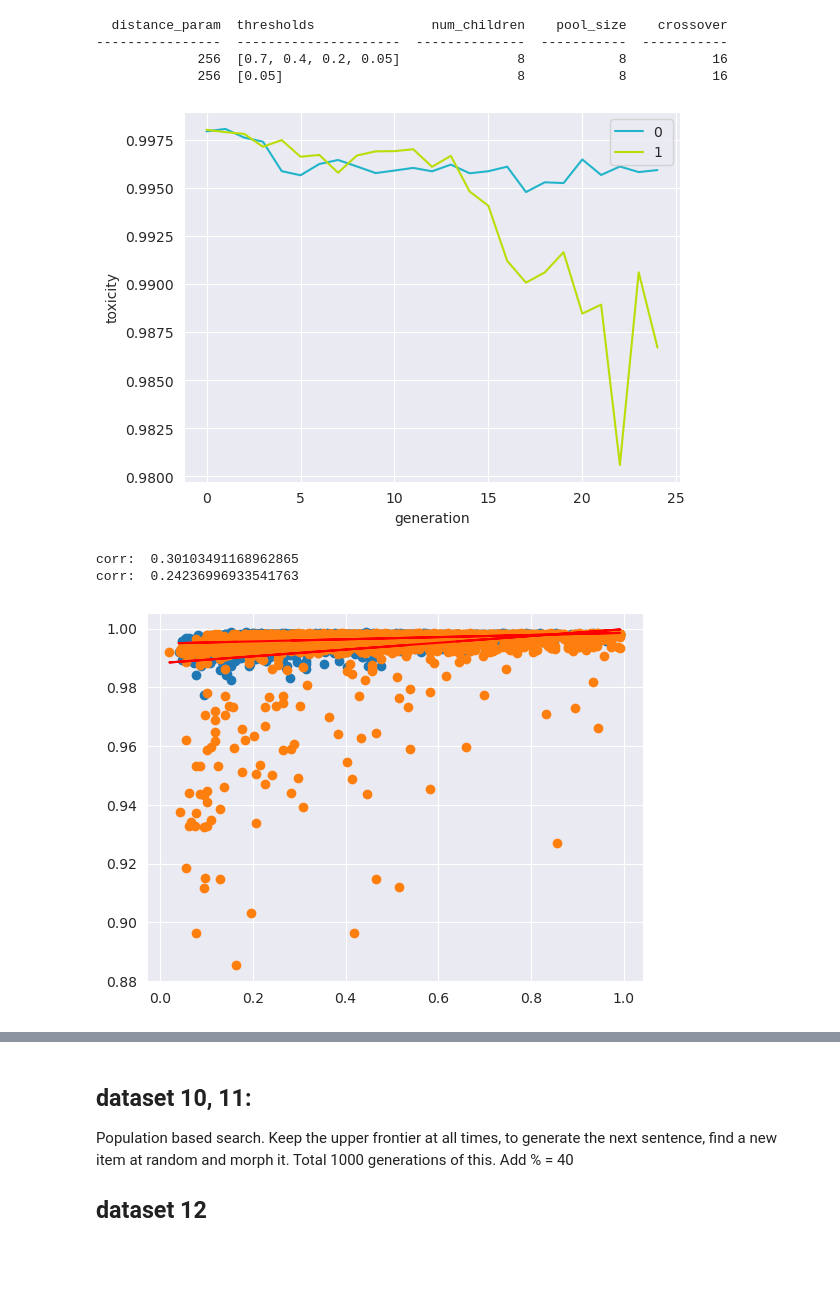
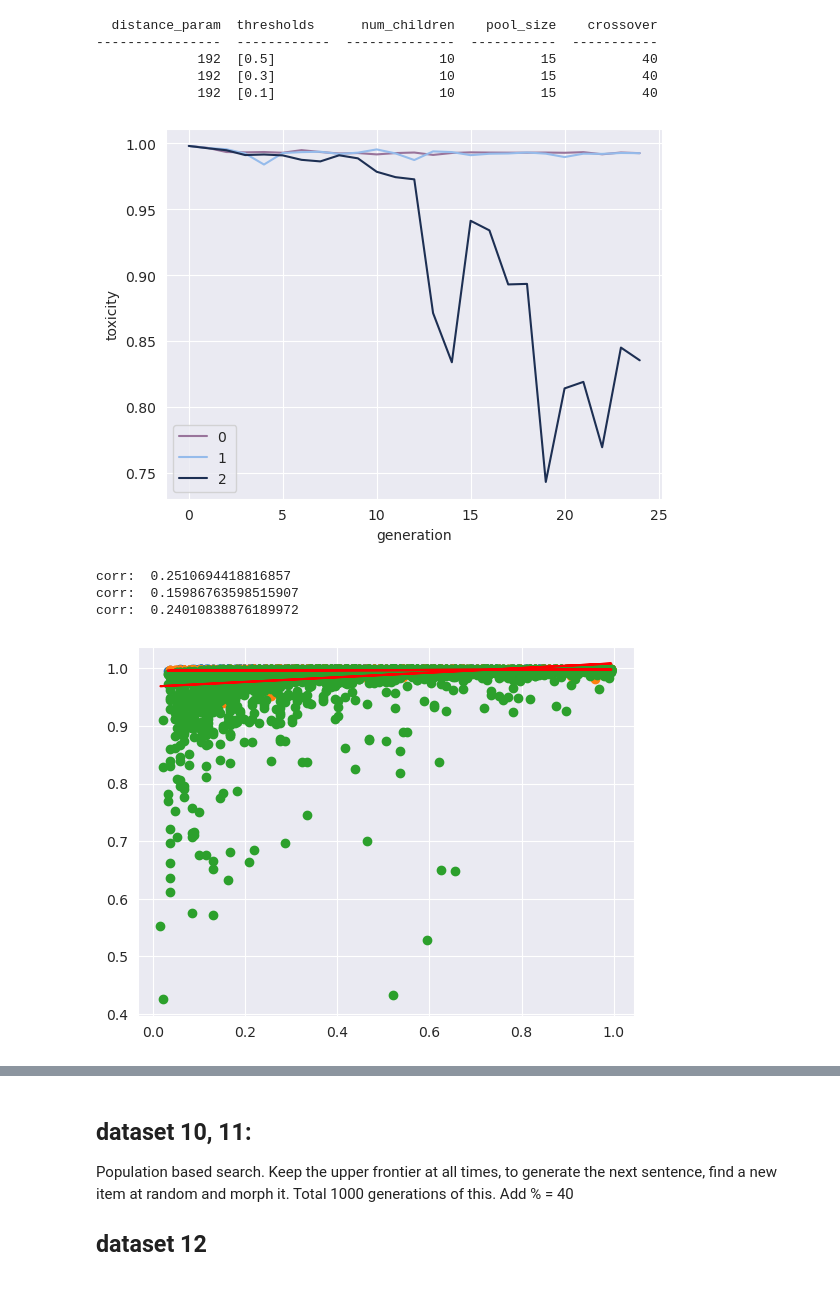
Before and after one commit to rajobasu/FYP, a Jupyter notebook: display/plotterntb.ipynb, the cells around one changed output, grey strips where cells are left out. Drawn from its saved outputs; the diff is of its cells as text; code cells hidden in the pictures.

```diff
--- a/display/plotterntb.ipynb
+++ b/display/plotterntb.ipynb
@@ -43,7 +43,7 @@ def get_data_from_file(datafilenum):
 def statistics_per_generation(datapoints):
     by_gen = [list(v) for l, v in itertools.groupby(datapoints, lambda x: x.generation)]
     return (
-        [np.mean(sorted([float(x.toxicity) for x in data])[0:100]) for data in by_gen],
+        [np.mean(sorted([float(x.toxicity) for x in data])[0:15]) for data in by_gen],
         [np.min([x.similarity for x in data][0:10]) for data in by_gen]
     )
 # %%
@@ -81,42 +81,44 @@ def show_generational_statistic_plot(datafilenums: list[int]):
     fig, ax = plt.subplots()
     plt.xlabel("generation")
     plt.ylabel("toxicity")
 
     data_list = [statistics_per_generation(get_data_from_file(id)) for id in datafilenums]
     metadata_list = [get_metadata_from_file(id) for id in datafilenums]
 
     for index, data in enumerate(data_list):
         x_data = [i for i in range(len(data[0]))]
         y_data = [x if x != 1 else 1 for x in data[0]]
 
 
         ax.plot(x_data, y_data, color=rand_color(), label=f"{index} ")
 
     ax.legend()
 
     print_metadata(metadata_list)
     plt.show()
 
 
-dataids = [57, 58]
+dataids = [61, 62, 63]
 show_generational_statistic_plot(dataids)
 for id in dataids:
     make_regression_tox_dist(id)
 # make_regression_tox_dist(34)
 # make_regression_tox_dist(54)
 # make_regression_tox_dist(55)
 # make_regression_tox_dist(56)
 # make_regression_tox_dist(35)
 # make_regression_tox_dist(51)
 # %% [output]
-  distance_param  thresholds               num_children    pool_size    crossover
-----------------  ---------------------  --------------  -----------  -----------
-             256  [0.7, 0.4, 0.2, 0.05]               8            8           16
-             256  [0.05]                              8            8           16
+  distance_param  thresholds      num_children    pool_size    crossover
+----------------  ------------  --------------  -----------  -----------
+             192  [0.5]                     10           15           40
+             192  [0.3]                     10           15           40
+             192  [0.1]                     10           15           40
-[figure, old version]
+[figure, new version]
-corr:  0.30103491168962865
-corr:  0.24236996933541763
+corr:  0.2510694418816857
+corr:  0.15986763598515907
+corr:  0.24010838876189972
-[figure, old version]
+[figure, new version]
 # %%
 def show_scatter_plot(datafilenum: int):
     datapoints = get_data_from_file(datafilenum)
```
Also changed, not shown: parts of 1 cell of this notebook, 3 other files.
